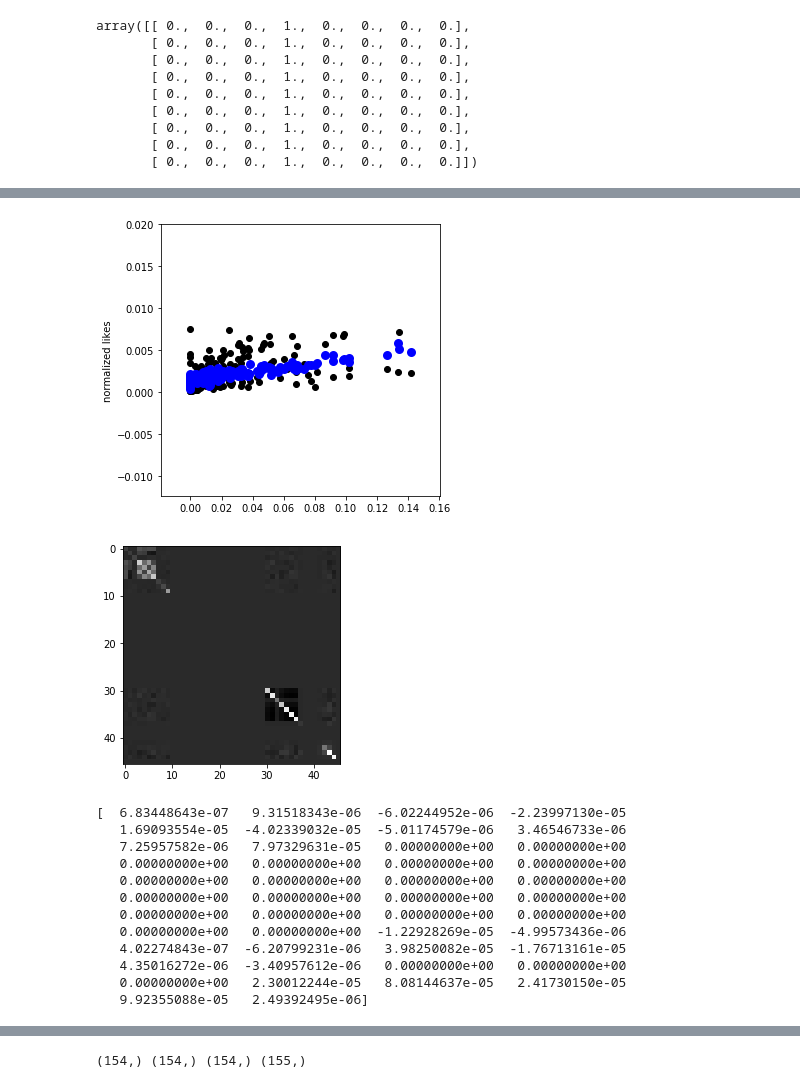
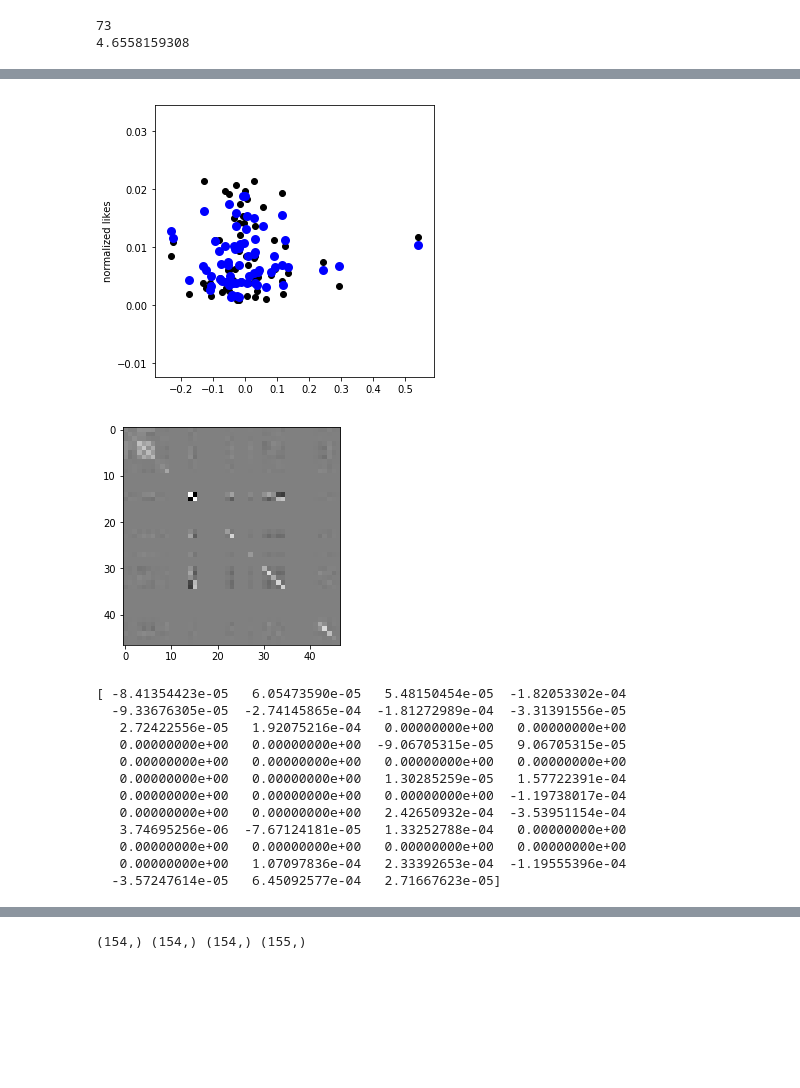
Before and after one commit to AlbertHJLee/minster, a Jupyter notebook: feature_engineering.ipynb, the cells around one changed output, grey strips where cells are left out. Cells and saved outputs as stored; diff of their text form; code cells hidden in the pictures; blank space fills up the shorter version.

```diff
--- a/feature_engineering.ipynb
+++ b/feature_engineering.ipynb
@@ -27,14 +32,14 @@ List of users
 userSpecific = False
 
 if userSpecific:
-    posts,images = utils.dataFromScraper('stuffbeneats')
+    posts,images = utils.dataFromScraper('jamesjeanart')
     dfp = pandas.DataFrame(posts)
     bytag = False
 
 else:
     bytag = True
-    posts, images = utils.getData('posts_cake_1505409284.json',updated=True,rawimages=True)
-    with open('data/users_cake_1505409284.json','r') as infile:
+    posts, images = utils.getData('posts_cakes_1505469028.json',updated=True,rawimages=True)
+    with open('data/users_cakes_1505469028.json','r') as infile:
             users = json.load(infile)
     dfu = pandas.DataFrame(users)
     dfp = pandas.DataFrame(posts)
@@ -82,7 +87,7 @@ for i in range(len(posts)):
 
 likes = dfp['likes'].apply(lambda x: float(features.convertString(x))).values
 ntags = dfp[u'caption'].apply(lambda x: float( len(x.split(' #')) ) ).values - 1
-mult = dfp[u'ismultiple'].values
+#mult = dfp[u'ismultiple'].values
 
 if userSpecific:
     hour = dfp[u'createdtime'].apply(lambda x: features.extractTimeData(x)[1]).values
@@ -94,24 +99,26 @@ if bytag:
     user_nposts = dfu[u'nposts'].apply(lambda x: features.getnposts(x)).values
     hour = dfp[u'date'].apply(lambda x: features.extractTimeData(x)[1]).values
     weekday = dfp[u'date'].apply(lambda x: features.extractTimeData(x)[0]).values
+    meanlikes = dfu[u'meanlikes'].values
+    mult = dfp[u'ismultiple'].values
 
 a = np.array([1, 0, 3])
 weekdayvec = np.zeros([nposts0,8])
 hourvec = np.zeros([nposts0,26])
 weekdayvec[np.arange(nposts0), weekday] = 1
 hourvec[np.arange(nposts0), hour] = 1
-# %%
-weekdayvec[0:9]
-# %% [output]
-array([[ 0.,  0.,  0.,  1.,  0.,  0.,  0.,  0.],
-       [ 0.,  0.,  0.,  1.,  0.,  0.,  0.,  0.],
-       [ 0.,  0.,  0.,  1.,  0.,  0.,  0.,  0.],
-       [ 0.,  0.,  0.,  1.,  0.,  0.,  0.,  0.],
-       [ 0.,  0.,  0.,  1.,  0.,  0.,  0.,  0.],
-       [ 0.,  0.,  0.,  1.,  0.,  0.,  0.,  0.],
-       [ 0.,  0.,  0.,  1.,  0.,  0.,  0.,  0.],
-       [ 0.,  0.,  0.,  1.,  0.,  0.,  0.,  0.],
-       [ 0.,  0.,  0.,  1.,  0.,  0.,  0.,  0.]])
+# %%
+counter = 0
+meanlikes2 = meanlikes
+for i in range(nposts0):
+    if np.isnan(meanlikes[i]):
+        counter+=1
+        meanlikes2[i] = 0.
+print counter
+print np.mean(meanlikes2)
+# %% [output]
+73
+4.6558159308
 # %%
 # Normalize data
 
@@ -139,7 +146,7 @@ normSin = (kSin - np.mean(kSin))/(np.max(kSin) - np.min(kSin))
 
 if bytag:
 
-    nfeatures = 1+2+4+1+1+1+7+24+4
+    nfeatures = 1+2+4+1+1+1+7+24+4+1
     data = np.zeros([nposts0,nfeatures])
     data[:,0] = normCos
     data[:,1] = normSin
@@ -157,6 +164,7 @@ if bytag:
     data[:,42] = following/np.mean(following)*.2
     data[:,43] = user_nposts/np.mean(user_nposts)*.3
     data[:,44] = mult
+    data[:,45] = meanlikes2/np.mean(meanlikes2)*.4
 
 else:
 
@@ -177,8 +185,8 @@ else:
 # %%
 # Prune data
 
-keep = (likes < 5000) & (likes > 1) #& (ntags < 18)
-#keep = dfp.apply(features.not_in_list,args=[u'fashion',0],axis=1).values & keep
+keep = (likes < 10000) & (likes > 1) #& (ntags < 18)
+keep = dfp.apply(features.not_in_list,args=[u'fashion',0],axis=1).values & keep
 
 if bytag:
     likeOrder = likes.argsort()
@@ -186,6 +194,11 @@ if bytag:
     keep[ likeOrder[int(nposts0*.05):int(nposts0*.90)].tolist() ] = True
     followOrder = followers.argsort()
     keep[ followOrder[int(nposts0*.85):].tolist() ] = False
+
+    meanOrder = meanlikes2.argsort()
+    keep[ meanOrder[:int(nposts0*.05)].tolist() ] = False
+    keep[ meanOrder[int(nposts0*.95):].tolist() ] = False
+    keep = keep & (meanlikes2 > 0.00001)
 
 elif True:
     likeOrder = likes.argsort()
@@ -269,7 +282,7 @@ print R2S_results.argsort()
 if True:
 
     fig = plt.figure(figsize=[5,5])
-    feat = 41
+    feat = 0
     plt.scatter(data_cross[:,feat], y_cross,  color='black')
     plt.scatter(data_cross[:,feat], y_pred, color='blue', linewidth=3)
     #plt.xlabel('normalized contrast')
@@ -301,17 +314,17 @@ Features by order of importance:
-[figure, old version]
+[figure, new version]
-[figure, old version]
+[figure, new version]
-[  6.83448643e-07   9.31518343e-06  -6.02244952e-06  -2.23997130e-05
-   1.69093554e-05  -4.02339032e-05  -5.01174579e-06   3.46546733e-06
-   7.25957582e-06   7.97329631e-05   0.00000000e+00   0.00000000e+00
+[ -8.41354423e-05   6.05473590e-05   5.48150454e-05  -1.82053302e-04
+  -9.33676305e-05  -2.74145865e-04  -1.81272989e-04  -3.31391556e-05
+   2.72422556e-05   1.92075216e-04   0.00000000e+00   0.00000000e+00
+   0.00000000e+00   0.00000000e+00  -9.06705315e-05   9.06705315e-05
    0.00000000e+00   0.00000000e+00   0.00000000e+00   0.00000000e+00
+   0.00000000e+00   0.00000000e+00   1.30285259e-05   1.57722391e-04
+   0.00000000e+00   0.00000000e+00   0.00000000e+00  -1.19738017e-04
+   0.00000000e+00   0.00000000e+00   2.42650932e-04  -3.53951154e-04
+   3.74695256e-06  -7.67124181e-05   1.33252788e-04   0.00000000e+00
    0.00000000e+00   0.00000000e+00   0.00000000e+00   0.00000000e+00
-   0.00000000e+00   0.00000000e+00   0.00000000e+00   0.00000000e+00
-   0.00000000e+00   0.00000000e+00   0.00000000e+00   0.00000000e+00
-   0.00000000e+00   0.00000000e+00  -1.22928269e-05  -4.99573436e-06
-   4.02274843e-07  -6.20799231e-06   3.98250082e-05  -1.76713161e-05
-   4.35016272e-06  -3.40957612e-06   0.00000000e+00   0.00000000e+00
-   0.00000000e+00   2.30012244e-05   8.08144637e-05   2.41730150e-05
-   9.92355088e-05   2.49392495e-06]
+   0.00000000e+00   1.07097836e-04   2.33392653e-04  -1.19555396e-04
+  -3.57247614e-05   6.45092577e-04   2.71667623e-05]
 # %%
 # Run regression on test set with most informative features
 
```
Also changed, not shown: parts of 8 cells of this notebook, 3 other files.
